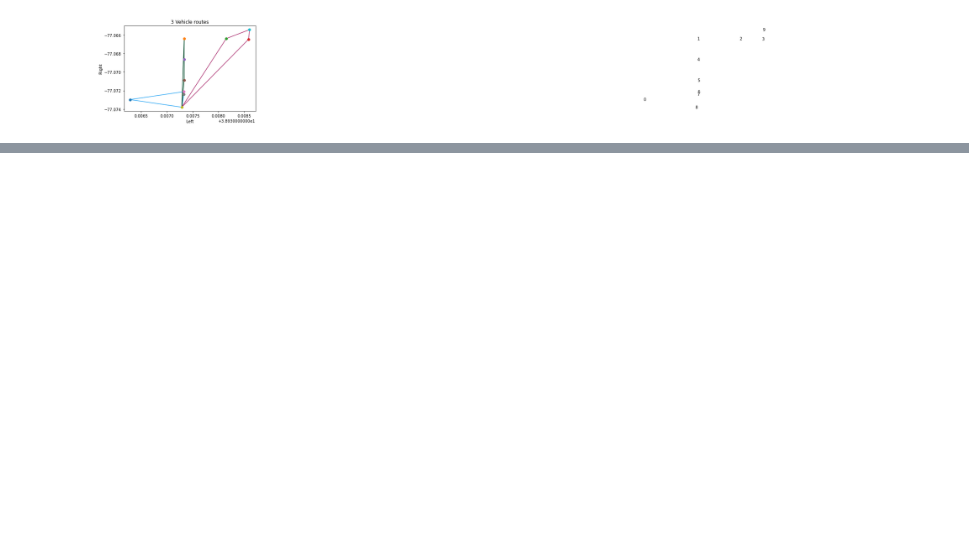
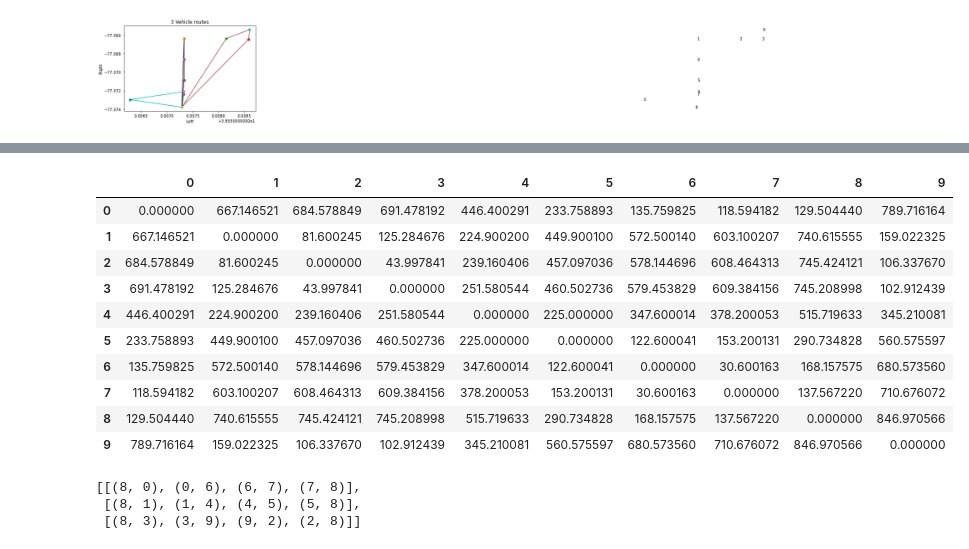
Before and after one commit to Monty2211/Optimal-City-Resource-Deployment-and-Path-Planning-with-Multiple-City-Agencies, a Jupyter notebook: SnowPlow/ModelTest.ipynb, the cells around one changed output, grey strips where cells are left out. Drawn from its saved outputs; the diff is of its cells as text; code cells hidden in the pictures; blank space fills up the shorter version.

```diff
--- a/SnowPlow/ModelTest.ipynb
+++ b/SnowPlow/ModelTest.ipynb
@@ -231,0 +408,21 @@ plt.show()
+# %%
+newDist = distances*100000
+newDist
+# %% [output]
+|  | 0 | 1 | 2 | 3 | 4 | 5 | 6 | 7 | 8 | 9 |
+| 0 | 0.000000 | 667.146521 | 684.578849 | 691.478192 | 446.400291 | 233.758893 | 135.759825 | 118.594182 | 129.504440 | 789.716164 |
+| 1 | 667.146521 | 0.000000 | 81.600245 | 125.284676 | 224.900200 | 449.900100 | 572.500140 | 603.100207 | 740.615555 | 159.022325 |
+| 2 | 684.578849 | 81.600245 | 0.000000 | 43.997841 | 239.160406 | 457.097036 | 578.144696 | 608.464313 | 745.424121 | 106.337670 |
+| 3 | 691.478192 | 125.284676 | 43.997841 | 0.000000 | 251.580544 | 460.502736 | 579.453829 | 609.384156 | 745.208998 | 102.912439 |
+| 4 | 446.400291 | 224.900200 | 239.160406 | 251.580544 | 0.000000 | 225.000000 | 347.600014 | 378.200053 | 515.719633 | 345.210081 |
+| 5 | 233.758893 | 449.900100 | 457.097036 | 460.502736 | 225.000000 | 0.000000 | 122.600041 | 153.200131 | 290.734828 | 560.575597 |
+| 6 | 135.759825 | 572.500140 | 578.144696 | 579.453829 | 347.600014 | 122.600041 | 0.000000 | 30.600163 | 168.157575 | 680.573560 |
+| 7 | 118.594182 | 603.100207 | 608.464313 | 609.384156 | 378.200053 | 153.200131 | 30.600163 | 0.000000 | 137.567220 | 710.676072 |
+| 8 | 129.504440 | 740.615555 | 745.424121 | 745.208998 | 515.719633 | 290.734828 | 168.157575 | 137.567220 | 0.000000 | 846.970566 |
+| 9 | 789.716164 | 159.022325 | 106.337670 | 102.912439 | 345.210081 | 560.575597 | 680.573560 | 710.676072 | 846.970566 | 0.000000 |
+# %%
+routes
+# %% [output]
+[[(8, 0), (0, 6), (6, 7), (7, 8)],
+ [(8, 1), (1, 4), (4, 5), (5, 8)],
+ [(8, 3), (3, 9), (9, 2), (2, 8)]]
```
Also changed, not shown: parts of 30 cells of this notebook.
